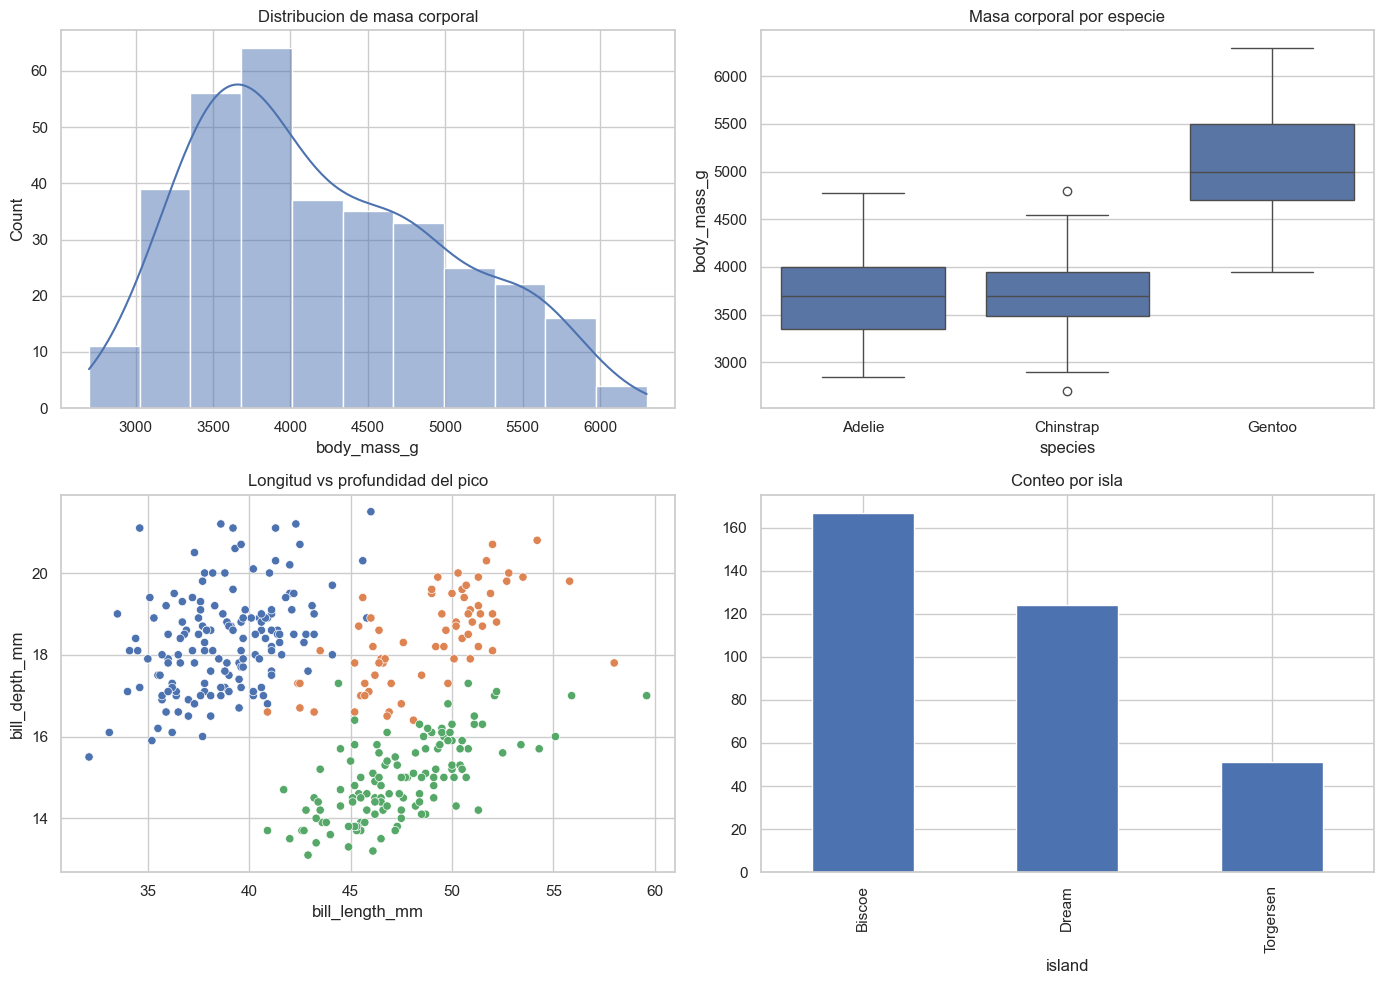
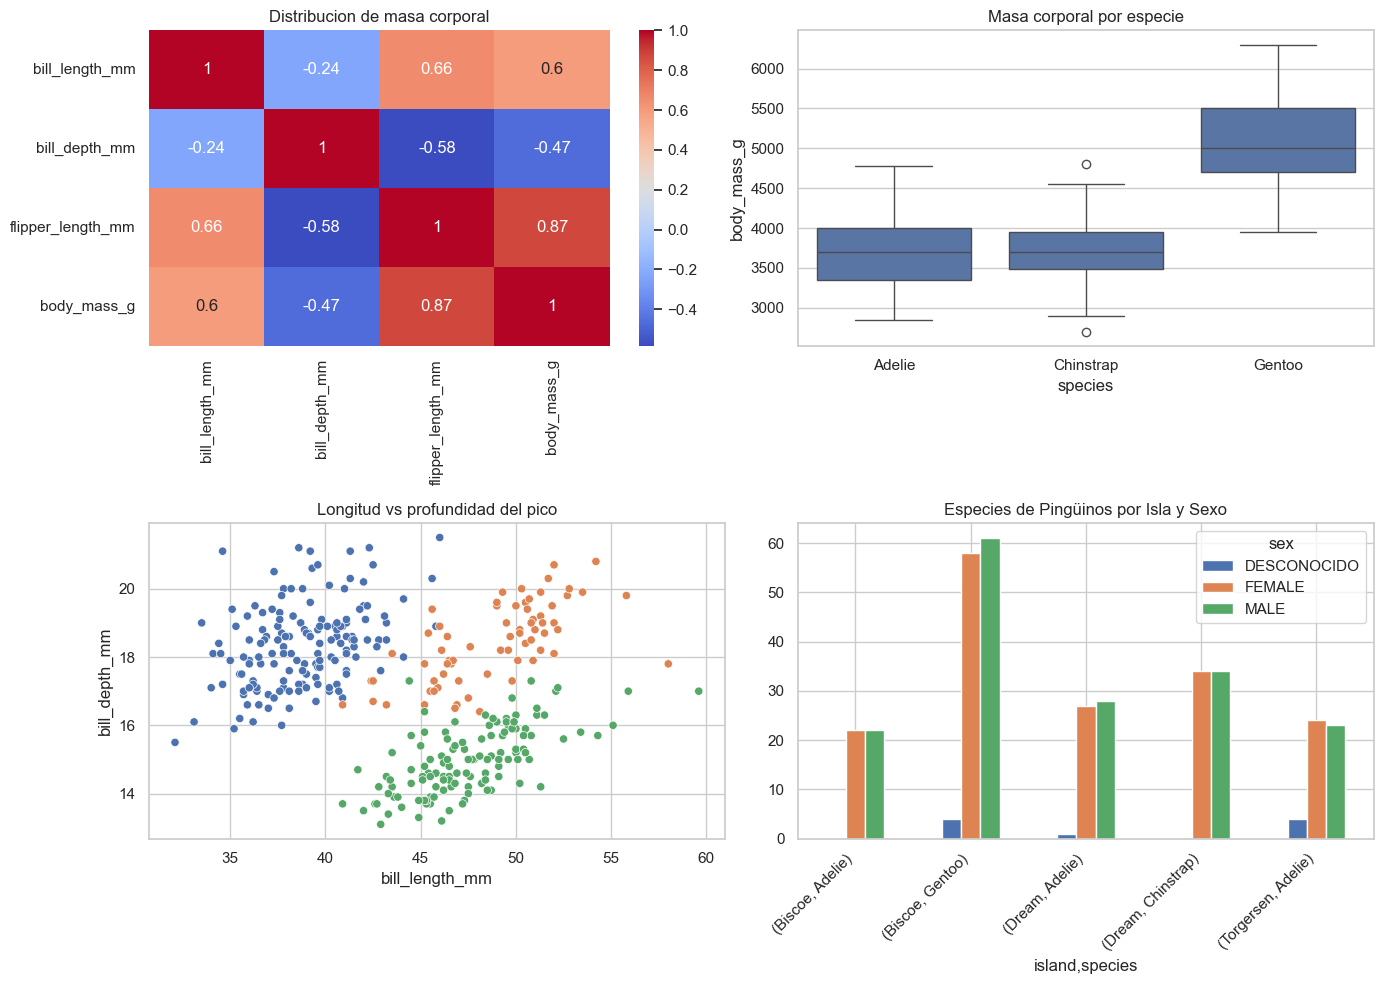
The change to this notebook cell's code, shown as a diff; its figure went from the first image to the second:
--- before
+++ after
@@ -2,5 +2,6 @@
 
 # TODO: reemplazad o ajustad estos graficos segun vuestra seleccion final
-sns.histplot(df_limpio['body_mass_g'].dropna(), kde=True, ax=axes[0, 0])
+
+sns.heatmap(corr, cmap='coolwarm', annot=True, ax=axes[0, 0])
 axes[0, 0].set_title('Distribucion de masa corporal')
 
@@ -11,7 +12,8 @@
 axes[1, 0].set_title('Longitud vs profundidad del pico')
 
-df_limpio['island'].value_counts().plot(kind='bar', ax=axes[1, 1])
-axes[1, 1].set_title('Conteo por isla')
+df_limpio.groupby(['island', 'species', 'sex']).size().unstack(fill_value=0).plot(kind='bar', ax=axes[1, 1])
+axes[1, 1].set_title('Especies de Pingüinos por Isla y Sexo')
 
+plt.xticks(rotation=45, ha='right')
 plt.tight_layout()
 plt.show()

Commit: guardado